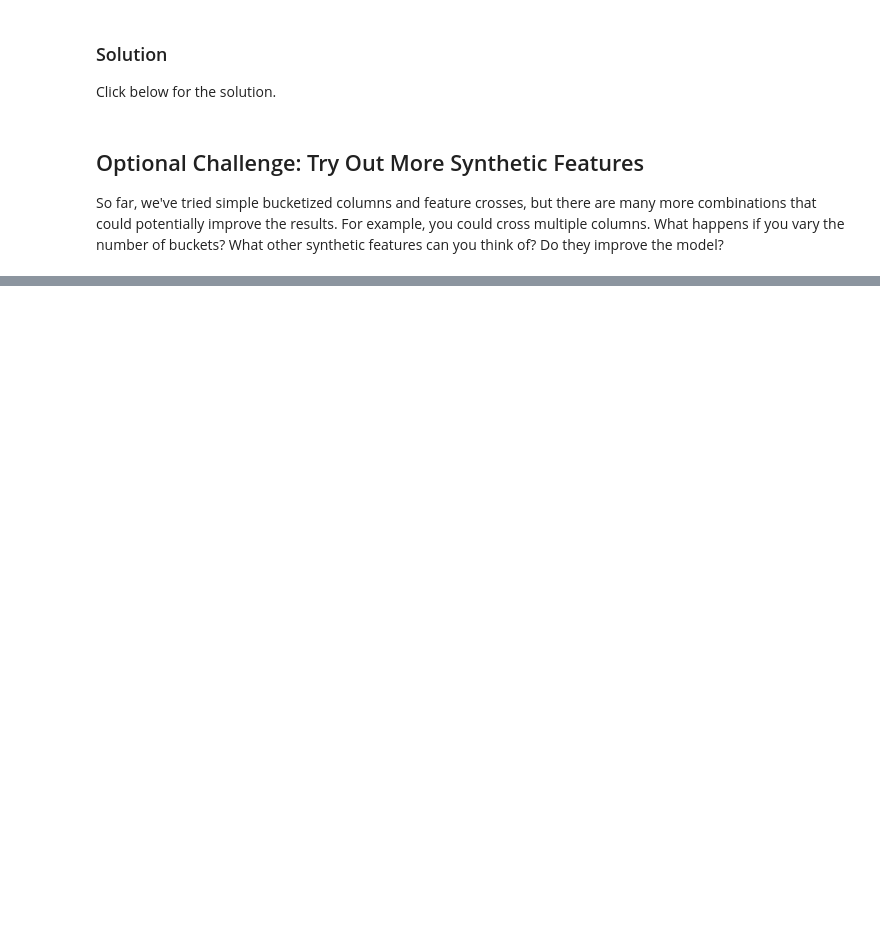
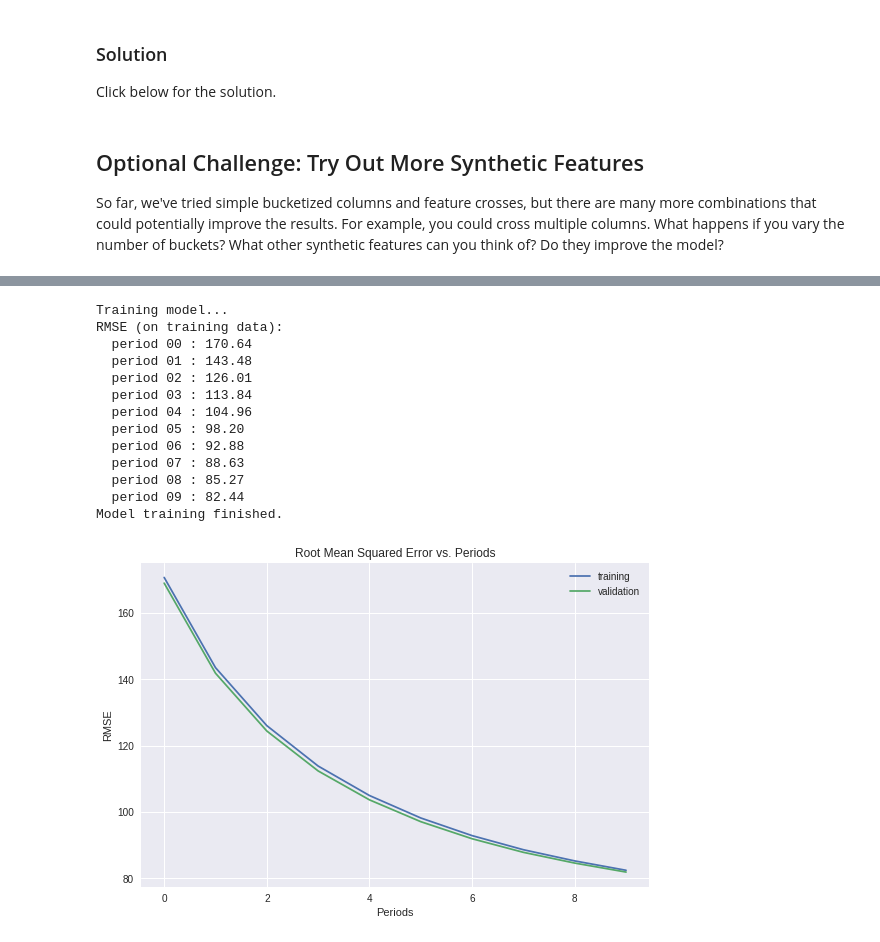
Before and after one commit to mahesh-projects/google-ml-crash-course, a Jupyter notebook: feature_crosses.ipynb, the cells around one changed output, grey strips where cells are left out. Cells and saved outputs as stored; diff of their text form; code cells hidden in the pictures; blank space fills up the shorter version.

```diff
--- a/feature_crosses.ipynb
+++ b/feature_crosses.ipynb
@@ -716,0 +890,25 @@ So far, we've tried simple bucketized columns and feature crosses, but there are
+# %%
+_ = train_model(
+    learning_rate=1.0,
+    steps=500,
+    batch_size=100,
+    feature_columns=construct_feature_columns(),
+    training_examples=training_examples,
+    training_targets=training_targets,
+    validation_examples=validation_examples,
+    validation_targets=validation_targets)
+# %% [output]
+Training model...
+RMSE (on training data):
+  period 00 : 170.64
+  period 01 : 143.48
+  period 02 : 126.01
+  period 03 : 113.84
+  period 04 : 104.96
+  period 05 : 98.20
+  period 06 : 92.88
+  period 07 : 88.63
+  period 08 : 85.27
+  period 09 : 82.44
+Model training finished.
+[figure, added]
```
Also changed, not shown: parts of 9 cells of this notebook.
